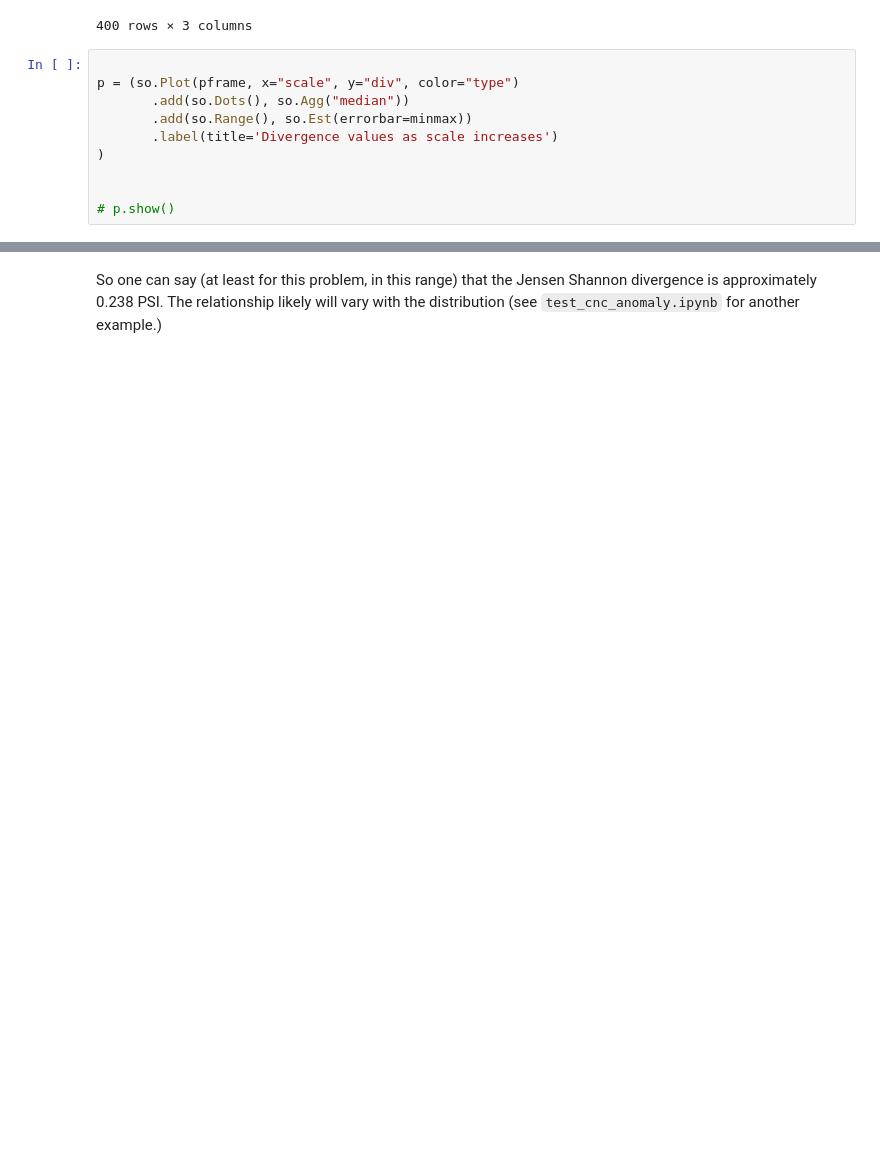
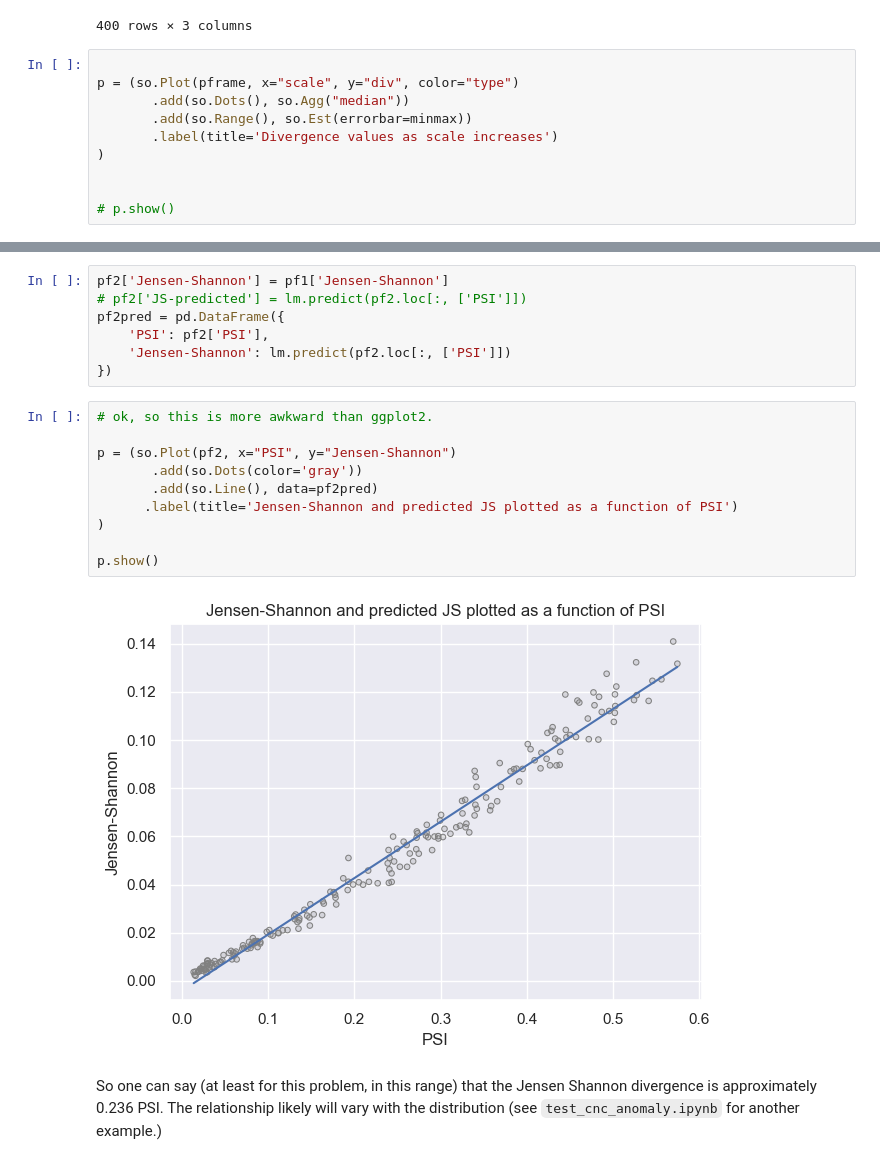
Before and after one commit to WinVector/TypicalityCoding, a Jupyter notebook: JS_thresholds.ipynb, the cells around one changed output, grey strips where cells are left out. Saved outputs shown, nothing was run; the diff lists cells and outputs as text; blank space fills up the shorter version.

```diff
--- a/JS_thresholds.ipynb
+++ b/JS_thresholds.ipynb
@@ -242,3 +247,22 @@ LinearRegression()
+# %%
+pf2['Jensen-Shannon'] = pf1['Jensen-Shannon']
+# pf2['JS-predicted'] = lm.predict(pf2.loc[:, ['PSI']])
+pf2pred = pd.DataFrame({
+    'PSI': pf2['PSI'],
+    'Jensen-Shannon': lm.predict(pf2.loc[:, ['PSI']])
+})
+# %%
+# ok, so this is more awkward than ggplot2.
+
+p = (so.Plot(pf2, x="PSI", y="Jensen-Shannon")
+       .add(so.Dots(color='gray'))
+       .add(so.Line(), data=pf2pred)
+      .label(title='Jensen-Shannon and predicted JS plotted as a function of PSI')
+)
+
+p.show()
+# %% [output]
+[figure, added]
 # %% [markdown]
-So one can say (at least for this problem, in this range) that the Jensen Shannon divergence is approximately 0.238 PSI. The relationship likely will vary with the distribution (see `test_cnc_anomaly.ipynb` for another example.)
+So one can say (at least for this problem, in this range) that the Jensen Shannon divergence is approximately 0.236 PSI. The relationship likely will vary with the distribution (see `test_cnc_anomaly.ipynb` for another example.)
 # %%
```
Also changed, not shown: parts of 15 cells of this notebook.
